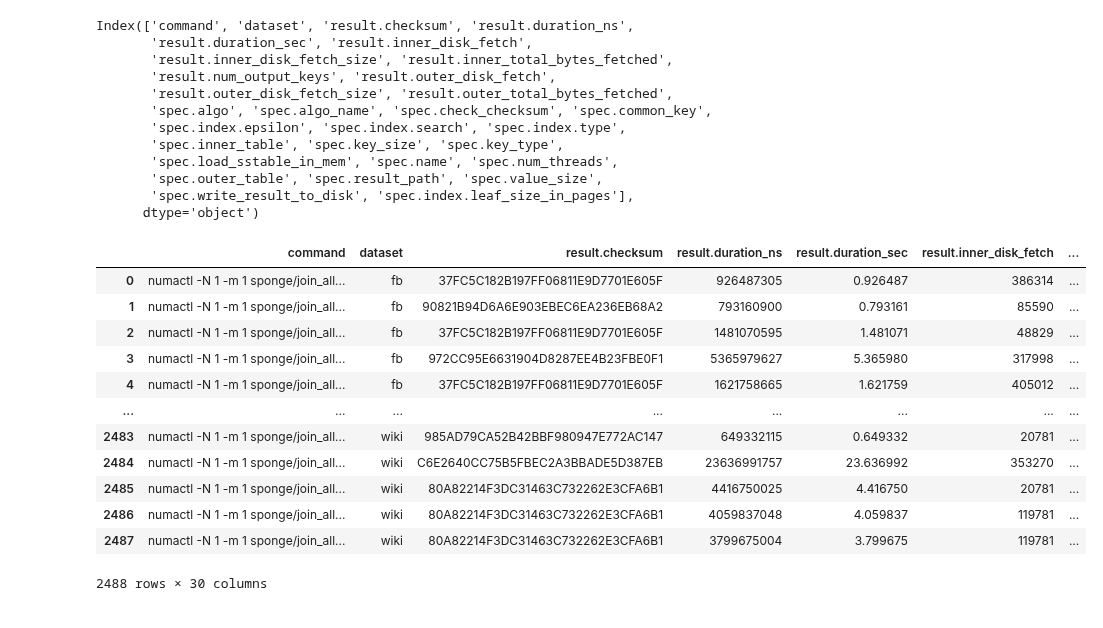
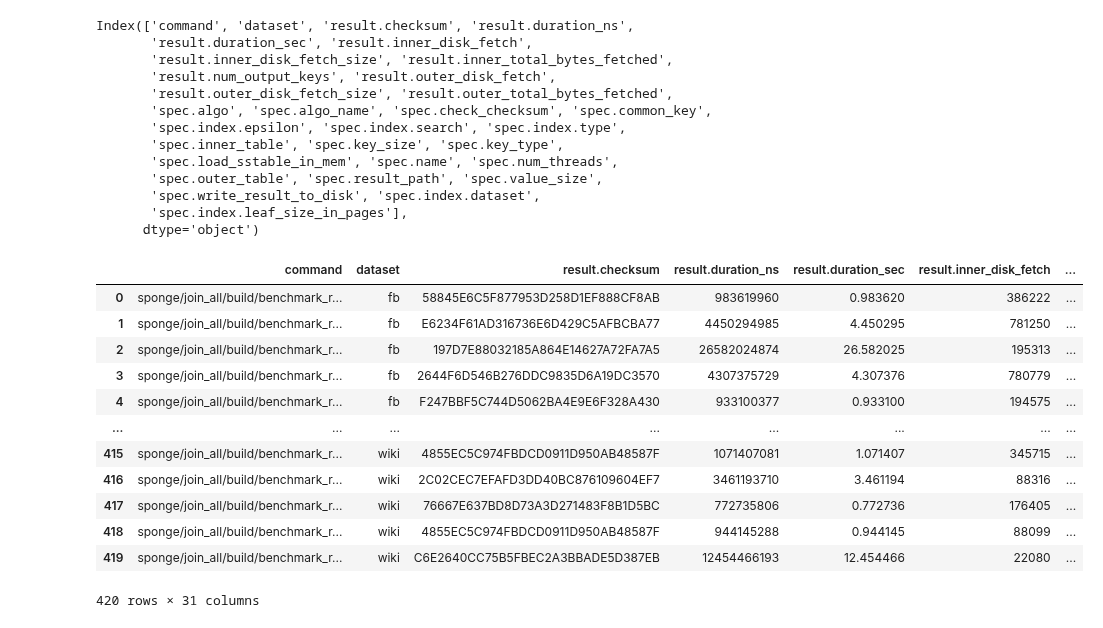
Before and after one commit to saltsystemslab/LearnedJoinDiskExp, a Jupyter notebook: experiments/join_all/report.ipynb, the cells around one changed output. Cells and saved outputs as stored; diff of their text form; code cells hidden in the pictures.

```diff
--- a/experiments/join_all/report.ipynb
+++ b/experiments/join_all/report.ipynb
@@ -6,48 +6,59 @@ import duckdb
 import pandas as pd;
 import matplotlib.pyplot as plt
 
 def get_dataset_from_testcase(run):
     return run[0:-2]
 
-dir = '/home/chesetti/Repos/learned_merge_cleanup/old_results/sponge_paper/join_all'
+dirs = [
+    '/home/chesetti/Repos/learned_merge_cleanup/sponge/join_all',
+]
 runs = []
-for test_case in os.listdir(dir):
+for dir in dirs:
+ for test_case in os.listdir(dir):
     if test_case == 'build':
         continue
+    for run_name in os.listdir(os.path.join(dir, test_case, 'outputs', 'results')):
+        if (run_name=="run"):
+           continue
+        json_file = builtins.open(os.path.join(dir, test_case, 'outputs', 'results',  run_name))
+        run = (json.load(json_file))
+        run['dataset'] = get_dataset_from_testcase(test_case)
+        runs.append(run)
     for run_name in os.listdir(os.path.join(dir, test_case, 'outputs', 'results', 'run')):
         json_file = builtins.open(os.path.join(dir, test_case, 'outputs', 'results', 'run', run_name))
         run = (json.load(json_file))
         run['dataset'] = get_dataset_from_testcase(test_case)
         runs.append(run)
 df = pd.json_normalize(runs)
 print(df.columns)
 display(df)
 # %% [output]
 Index(['command', 'dataset', 'result.checksum', 'result.duration_ns',
        'result.duration_sec', 'result.inner_disk_fetch',
        'result.inner_disk_fetch_size', 'result.inner_total_bytes_fetched',
        'result.num_output_keys', 'result.outer_disk_fetch',
        'result.outer_disk_fetch_size', 'result.outer_total_bytes_fetched',
        'spec.algo', 'spec.algo_name', 'spec.check_checksum', 'spec.common_key',
        'spec.index.epsilon', 'spec.index.search', 'spec.index.type',
        'spec.inner_table', 'spec.key_size', 'spec.key_type',
        'spec.load_sstable_in_mem', 'spec.name', 'spec.num_threads',
        'spec.outer_table', 'spec.result_path', 'spec.value_size',
-       'spec.write_result_to_disk', 'spec.index.leaf_size_in_pages'],
+       'spec.write_result_to_disk', 'spec.index.dataset',
+       'spec.index.leaf_size_in_pages'],
       dtype='object')
 |  | command | dataset | result.checksum | result.duration_ns | result.duration_sec | result.inner_disk_fetch | ... |
-| 0 | numactl -N 1 -m 1 sponge/join_all... | fb | 37FC5C182B197FF06811E9D7701E605F | 926487305 | 0.926487 | 386314 | ... |
-| 1 | numactl -N 1 -m 1 sponge/join_all... | fb | 90821B94D6A6E903EBEC6EA236EB68A2 | 793160900 | 0.793161 | 85590 | ... |
-| 2 | numactl -N 1 -m 1 sponge/join_all... | fb | 37FC5C182B197FF06811E9D7701E605F | 1481070595 | 1.481071 | 48829 | ... |
-| 3 | numactl -N 1 -m 1 sponge/join_all... | fb | 972CC95E6631904D8287EE4B23FBE0F1 | 5365979627 | 5.365980 | 317998 | ... |
-| 4 | numactl -N 1 -m 1 sponge/join_all... | fb | 37FC5C182B197FF06811E9D7701E605F | 1621758665 | 1.621759 | 405012 | ... |
+| 0 | sponge/join_all/build/benchmark_r... | fb | 58845E6C5F877953D258D1EF888CF8AB | 983619960 | 0.983620 | 386222 | ... |
+| 1 | sponge/join_all/build/benchmark_r... | fb | E6234F61AD316736E6D429C5AFBCBA77 | 4450294985 | 4.450295 | 781250 | ... |
+| 2 | sponge/join_all/build/benchmark_r... | fb | 197D7E88032185A864E14627A72FA7A5 | 26582024874 | 26.582025 | 195313 | ... |
+| 3 | sponge/join_all/build/benchmark_r... | fb | 2644F6D546B276DDC9835D6A19DC3570 | 4307375729 | 4.307376 | 780779 | ... |
+| 4 | sponge/join_all/build/benchmark_r... | fb | F247BBF5C744D5062BA4E9E6F328A430 | 933100377 | 0.933100 | 194575 | ... |
 | ... | ... | ... | ... | ... | ... | ... | ... |
-| 2483 | numactl -N 1 -m 1 sponge/join_all... | wiki | 985AD79CA52B42BBF980947E772AC147 | 649332115 | 0.649332 | 20781 | ... |
-| 2484 | numactl -N 1 -m 1 sponge/join_all... | wiki | C6E2640CC75B5FBEC2A3BBADE5D387EB | 23636991757 | 23.636992 | 353270 | ... |
-| 2485 | numactl -N 1 -m 1 sponge/join_all... | wiki | 80A82214F3DC31463C732262E3CFA6B1 | 4416750025 | 4.416750 | 20781 | ... |
-| 2486 | numactl -N 1 -m 1 sponge/join_all... | wiki | 80A82214F3DC31463C732262E3CFA6B1 | 4059837048 | 4.059837 | 119781 | ... |
-| 2487 | numactl -N 1 -m 1 sponge/join_all... | wiki | 80A82214F3DC31463C732262E3CFA6B1 | 3799675004 | 3.799675 | 119781 | ... |
+| 415 | sponge/join_all/build/benchmark_r... | wiki | 4855EC5C974FBDCD0911D950AB48587F | 1071407081 | 1.071407 | 345715 | ... |
+| 416 | sponge/join_all/build/benchmark_r... | wiki | 2C02CEC7EFAFD3DD40BC876109604EF7 | 3461193710 | 3.461194 | 88316 | ... |
+| 417 | sponge/join_all/build/benchmark_r... | wiki | 76667E637BD8D73A3D271483F8B1D5BC | 772735806 | 0.772736 | 176405 | ... |
+| 418 | sponge/join_all/build/benchmark_r... | wiki | 4855EC5C974FBDCD0911D950AB48587F | 944145288 | 0.944145 | 88099 | ... |
+| 419 | sponge/join_all/build/benchmark_r... | wiki | C6E2640CC75B5FBEC2A3BBADE5D387EB | 12454466193 | 12.454466 | 22080 | ... |
-2488 rows × 30 columns
+420 rows × 31 columns
 # %%
 
 epsilon = {
```
Also changed, not shown: parts of 8 cells of this notebook, 19 other files.
